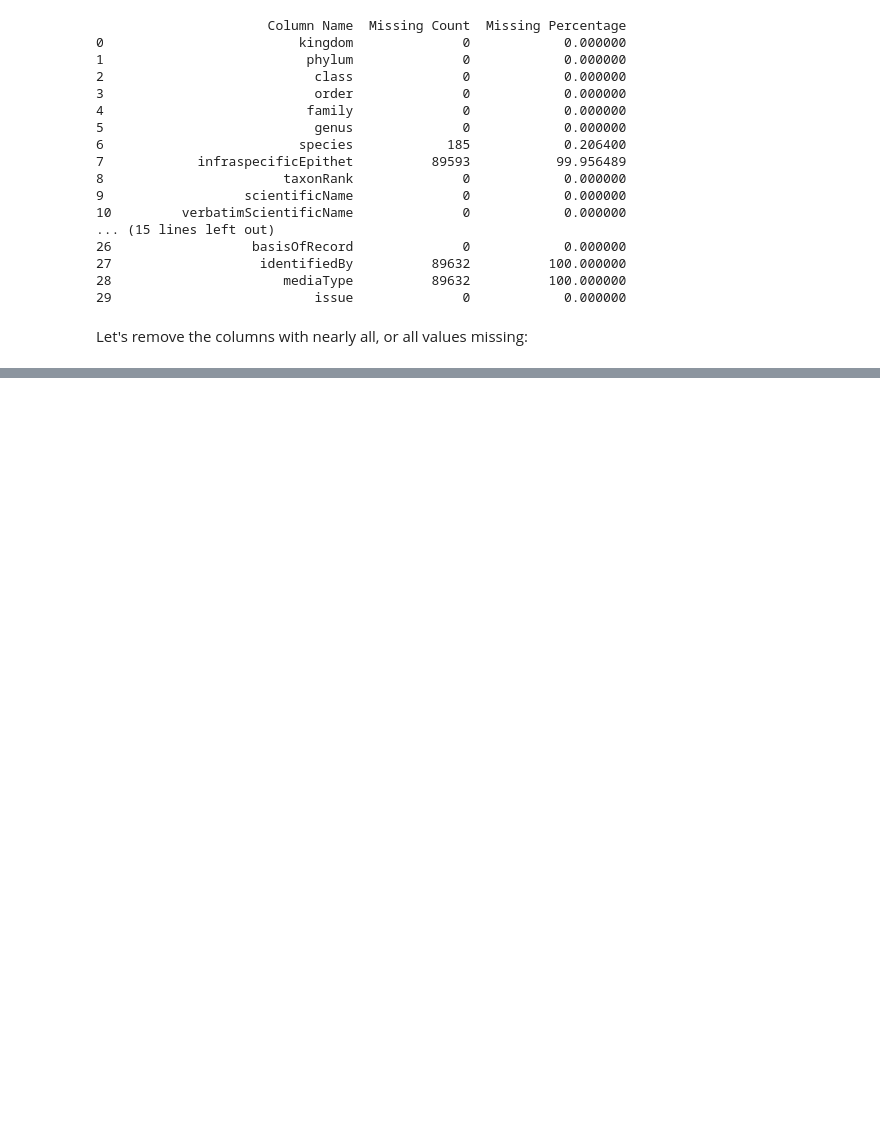
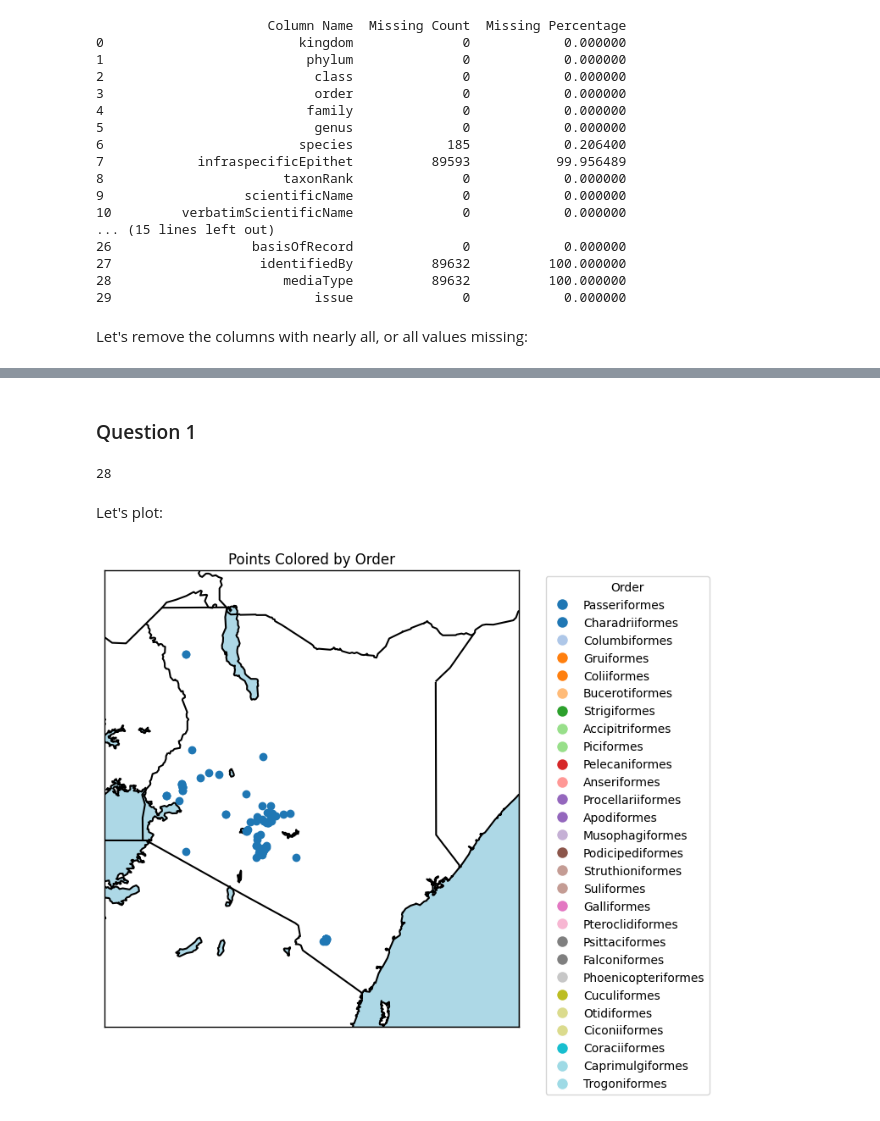
Before and after one commit to mina-naseh/geospatial-data-analysis, a Jupyter notebook: Aleksandra.ipynb, the cells around one changed output, grey strips where cells are left out. Drawn from its saved outputs; the diff is of its cells as text; code cells hidden in the pictures; blank space fills up the shorter version.

```diff
--- a/Aleksandra.ipynb
+++ b/Aleksandra.ipynb
@@ -7,6 +14,6 @@ import pandas as pd
 # %%
-data = pd.read_csv('kenya_birds.csv', sep='\t')
-data.head()
+original_data = pd.read_csv('kenya_birds.csv', sep='\t')
+original_data.head()
 # %% [output]
 |  | gbifID | datasetKey | occurrenceID | kingdom | phylum | class | order | family | genus | species | ... |
 | 0 | 1986821111 | d1e8a7af-097a-4ca8-aa91-62d3ff834711 | d33e1483-ad6a-4aa2-95bd-5d4568a3cd3b | Animalia | Chordata | Aves | Passeriformes | Zosteropidae | Zosterops | Zosterops silvanus | ... |
@@ -18,7 +27,7 @@ data.head()
 # %% [markdown]
 First, let's remove rows that are irrelevant for our analysis:
 # %%
-df1 = data.drop(['gbifID', 'datasetKey', 'occurrenceID', 'verbatimScientificNameAuthorship', 'countryCode', 'publishingOrgKey', 'institutionCode', 'collectionCode',
+df1 = original_data.drop(['gbifID', 'datasetKey', 'occurrenceID', 'verbatimScientificNameAuthorship', 'countryCode', 'publishingOrgKey', 'institutionCode', 'collectionCode',
                  'catalogNumber', 'recordNumber', 'license', 'rightsHolder', 'recordedBy', 'typeStatus', 'establishmentMeans', 'lastInterpreted'], axis=1)
 
 df1.head()
@@ -94,0 +121,4 @@ df3.head()
+# %%
+df = df3.drop(['occurrenceStatus', 'basisOfRecord'], axis=1)
+
+df.head()
@@ -94,0 +132,44 @@ df3.head()
+# %% [markdown]
+### Question 1
+# %%
+df1['order'].nunique()
+# %% [output]
+28
+# %% [markdown]
+Let's plot:
+# %%
+df_subset = df.head(100)
+
+# Get unique values from the 'order' column
+unique_orders = df['order'].unique()
+
+# Create a color map
+colors = plt.cm.get_cmap('tab20', len(unique_orders))  # Choose 'tab20' or any other colormap
+
+# Create a mapping of unique values to colors
+order_color_map = {order: colors(i) for i, order in enumerate(unique_orders)}
+
+plt.figure(figsize=(10, 7))
+m = Basemap(projection='merc',
+            llcrnrlat=-5.5, urcrnrlat=5.5,  # Latitude limits
+            llcrnrlon=33, urcrnrlon=43,  # Longitude limits
+            resolution='i')
+
+m.drawmapboundary(fill_color='lightblue')  # Ocean color
+m.fillcontinents(color='white', lake_color='lightblue')  # Land color
+m.drawcountries(linewidth=1.5, color='black')  # Country boundaries
+m.drawcoastlines(linewidth=1.5, color='black')  # Coastline
+
+# Plot each point with the corresponding color
+for index, row in df_subset.iterrows():
+    x, y = m(row['decimalLongitude'], row['decimalLatitude'])
+    plt.scatter(x, y, marker='o', color=order_color_map[row['order']], zorder=5, label=row['order'])
+
+# Optional: Create a legend to display the order categories
+handles = [plt.Line2D([0], [0], marker='o', color='w', markerfacecolor=order_color_map[order], markersize=10) for order in unique_orders]
+plt.legend(handles, unique_orders, title='Order', bbox_to_anchor=(1.05, 1), loc='upper left')
+
+plt.title('Points Colored by Order')
+plt.show()
+# %% [output]
+[figure, added]
```
Also changed, not shown: parts of 14 cells of this notebook, 2 other files.
